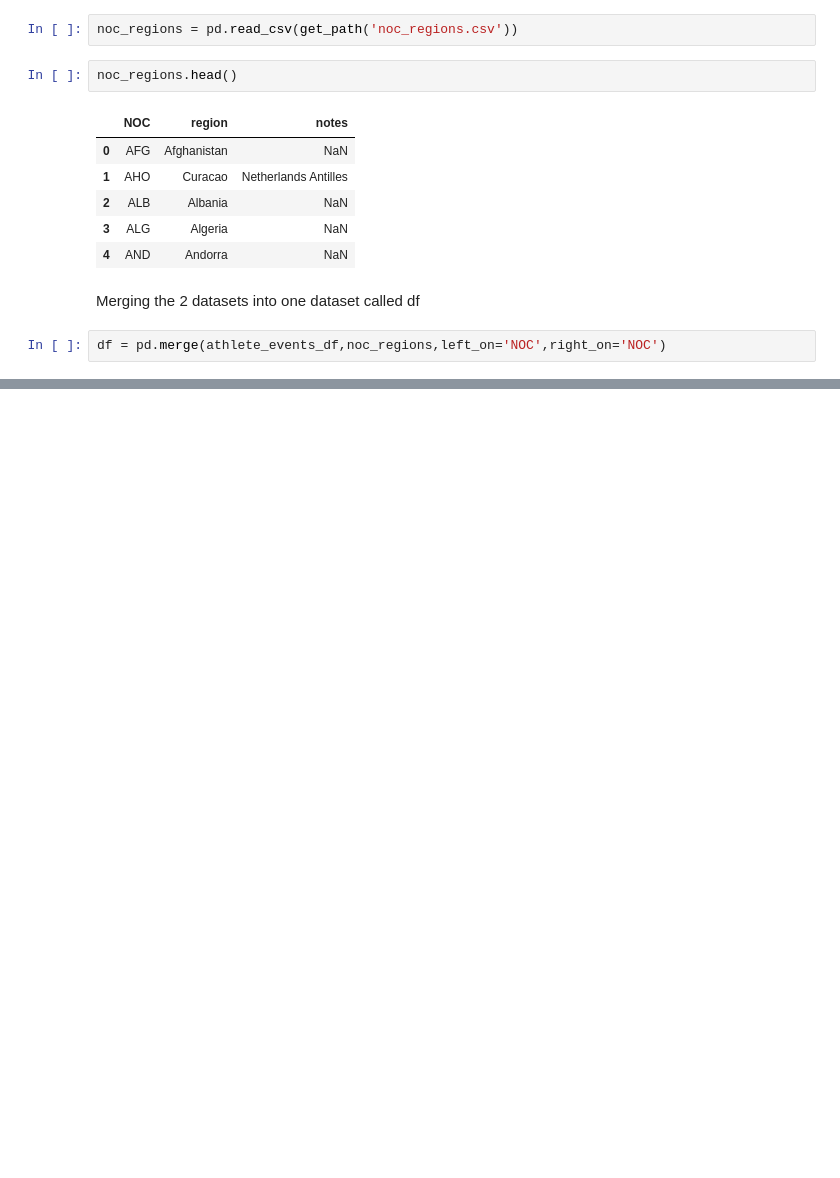
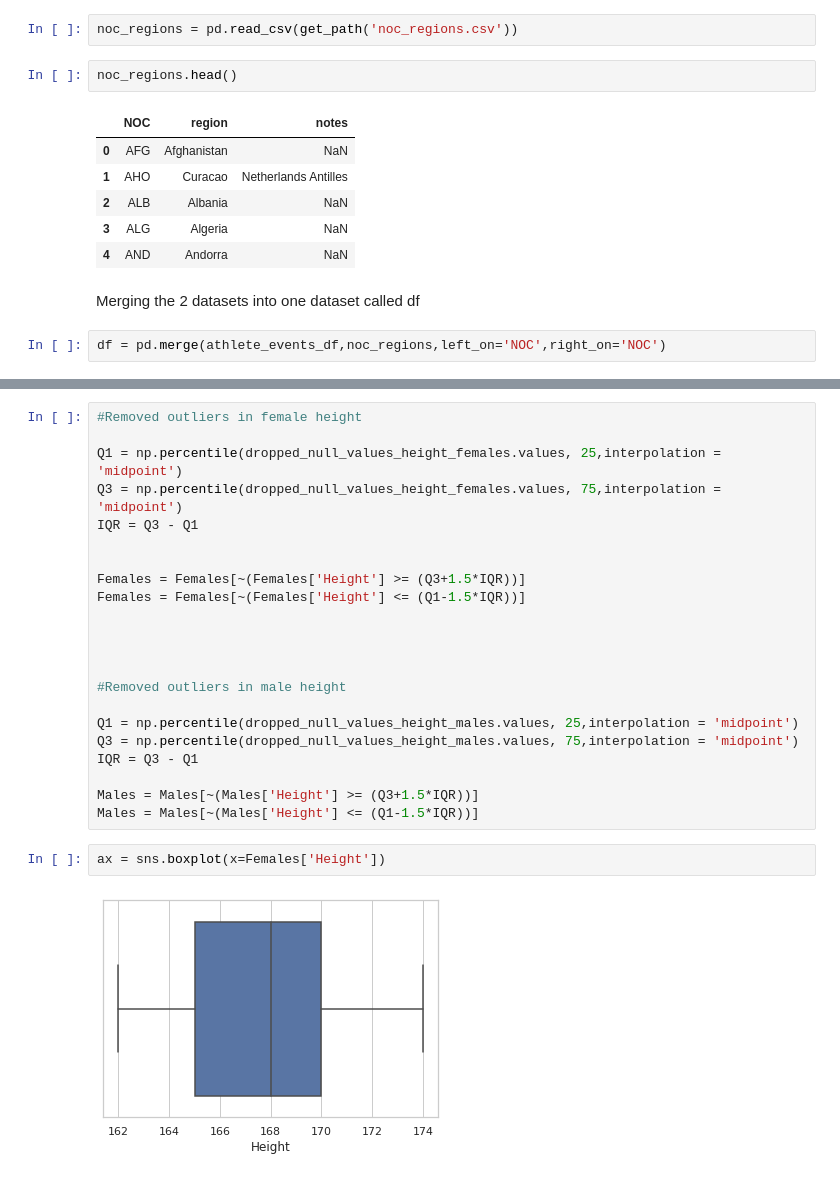
Before and after one commit to Nourankh20/Data-Visualization, a Jupyter notebook: Visualization.ipynb, the cells around one changed output, grey strips where cells are left out. Saved outputs shown, nothing was run; the diff lists cells and outputs as text; blank space fills up the shorter version.

```diff
--- a/Visualization.ipynb
+++ b/Visualization.ipynb
@@ -75,0 +106,26 @@ dtype: float64
+# %%
+#Removed outliers in female height
+
+Q1 = np.percentile(dropped_null_values_height_females.values, 25,interpolation = 'midpoint')
+Q3 = np.percentile(dropped_null_values_height_females.values, 75,interpolation = 'midpoint')
+IQR = Q3 - Q1
+
+
+Females = Females[~(Females['Height'] >= (Q3+1.5*IQR))]
+Females = Females[~(Females['Height'] <= (Q1-1.5*IQR))]
+
+
+
+
+#Removed outliers in male height
+
+Q1 = np.percentile(dropped_null_values_height_males.values, 25,interpolation = 'midpoint')
+Q3 = np.percentile(dropped_null_values_height_males.values, 75,interpolation = 'midpoint')
+IQR = Q3 - Q1
+
+Males = Males[~(Males['Height'] >= (Q3+1.5*IQR))]
+Males = Males[~(Males['Height'] <= (Q1-1.5*IQR))]
+# %%
+ax = sns.boxplot(x=Females['Height'])
+# %% [output]
+[figure, added]
```
Also changed, not shown: parts of 14 cells of this notebook.
